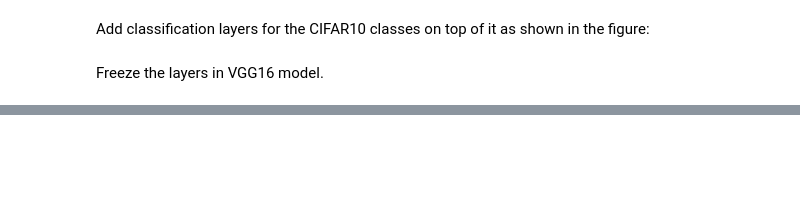
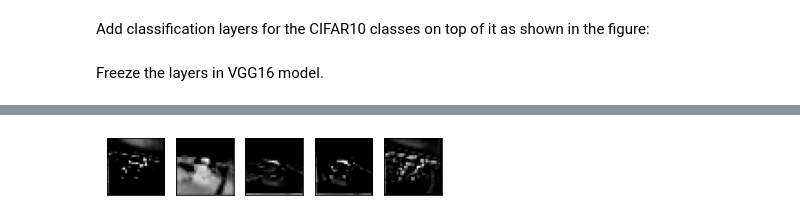
Before and after one commit to NikFloden/Art-Style-Transfer-Using-Neural-Networks, a Jupyter notebook: Milestone_3_Transfer_Learning.ipynb, the cells around one changed output, grey strips where cells are left out. Saved outputs shown, nothing was run; the diff lists cells and outputs as text; code cells hidden in the pictures; blank space fills up the shorter version.

```diff
--- a/Milestone_3_Transfer_Learning.ipynb
+++ b/Milestone_3_Transfer_Learning.ipynb
@@ -271,0 +328,23 @@ Well, the transfer model has a significantly better accuracy.
+# %%
+from tensorflow.keras.utils import load_img, img_to_array
+from numpy import expand_dims
+from tensorflow.keras.applications.vgg16 import preprocess_input
+model = Model(inputs=model.input, outputs=model.layers[1].output) #redefine the model to output right after the first hidden layer
+img = load_img('car.jpg', target_size=(32,32)) #load our car image as a 32x32 img
+img = img_to_array(img) #convert the image to an array so our model can work on it
+img = expand_dims(img, axis = 0) #expand the dimensions so that it represents a single sample
+
+img = preprocess_input(img) #gotta preprocess the image before we feed it to the model.
+
+feature_maps = model.predict(img)
+ix = 1
+indexes = [2, 5, 9, 13, 17]
+for i in indexes:
+    ax = plt.subplot(1,5,ix)
+    ax.set_xticks([])
+    ax.set_yticks([])
+    plt.imshow(feature_maps[0, :, :, i], cmap='gray')
+    ix += 1
+plt.show()
+# %% [output]
+[figure, added]
```
Also changed, not shown: parts of 13 cells of this notebook.
